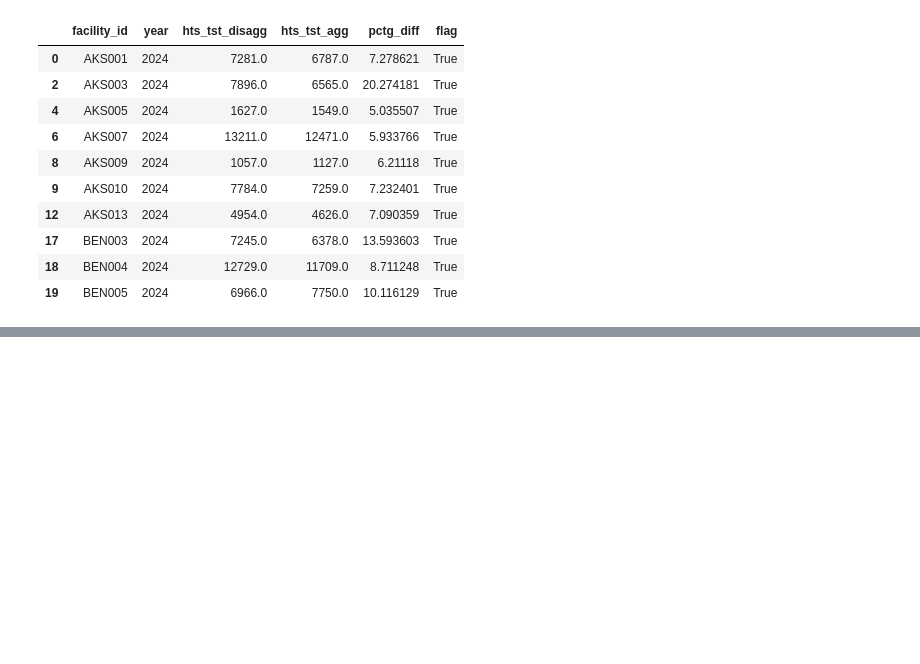
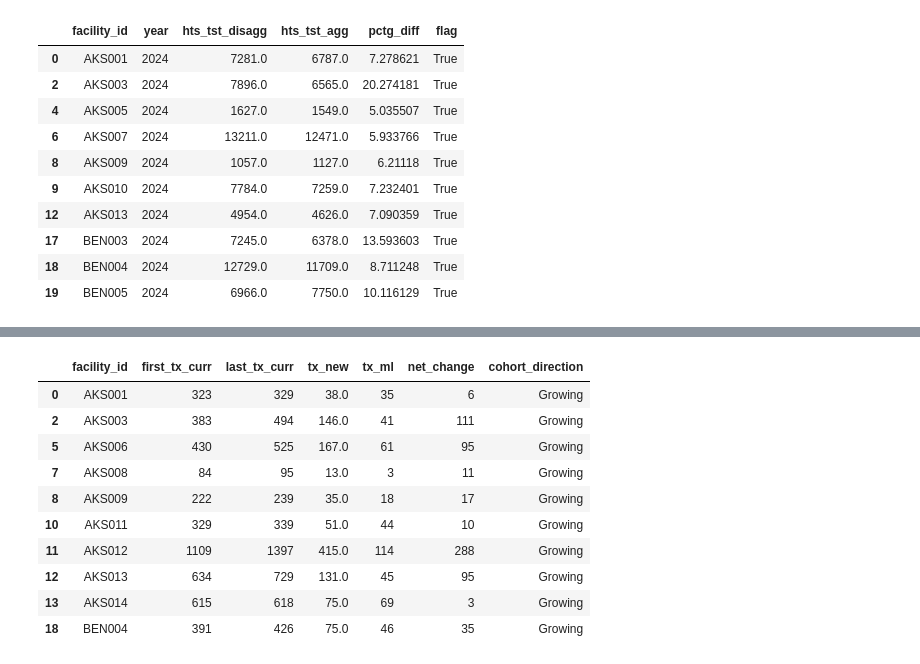
Before and after one commit to AlozieCollins/Intern-dataset-work, a Jupyter notebook: work.ipynb, the cells around one changed output, grey strips where cells are left out. Cells and saved outputs as stored; diff of their text form; code cells hidden in the pictures; blank space fills up the shorter version.

```diff
--- a/work.ipynb
+++ b/work.ipynb
@@ -1013,0 +1209,18 @@ flag_disagg.head(10)
+# %%
+# Then i got only the facilites that the net change is greater than 0
+growing = treatment_continuity[
+    treatment_continuity["net_change"].gt(0)
+]
+growing.head(10)
+# %% [output]
+|  | facility_id | first_tx_curr | last_tx_curr | tx_new | tx_ml | net_change | cohort_direction |
+| 0 | AKS001 | 323 | 329 | 38.0 | 35 | 6 | Growing |
+| 2 | AKS003 | 383 | 494 | 146.0 | 41 | 111 | Growing |
+| 5 | AKS006 | 430 | 525 | 167.0 | 61 | 95 | Growing |
+| 7 | AKS008 | 84 | 95 | 13.0 | 3 | 11 | Growing |
+| 8 | AKS009 | 222 | 239 | 35.0 | 18 | 17 | Growing |
+| 10 | AKS011 | 329 | 339 | 51.0 | 44 | 10 | Growing |
+| 11 | AKS012 | 1109 | 1397 | 415.0 | 114 | 288 | Growing |
+| 12 | AKS013 | 634 | 729 | 131.0 | 45 | 95 | Growing |
+| 13 | AKS014 | 615 | 618 | 75.0 | 69 | 3 | Growing |
+| 18 | BEN004 | 391 | 426 | 75.0 | 46 | 35 | Growing |
```
Also changed, not shown: parts of 37 cells of this notebook, 1 other file.
